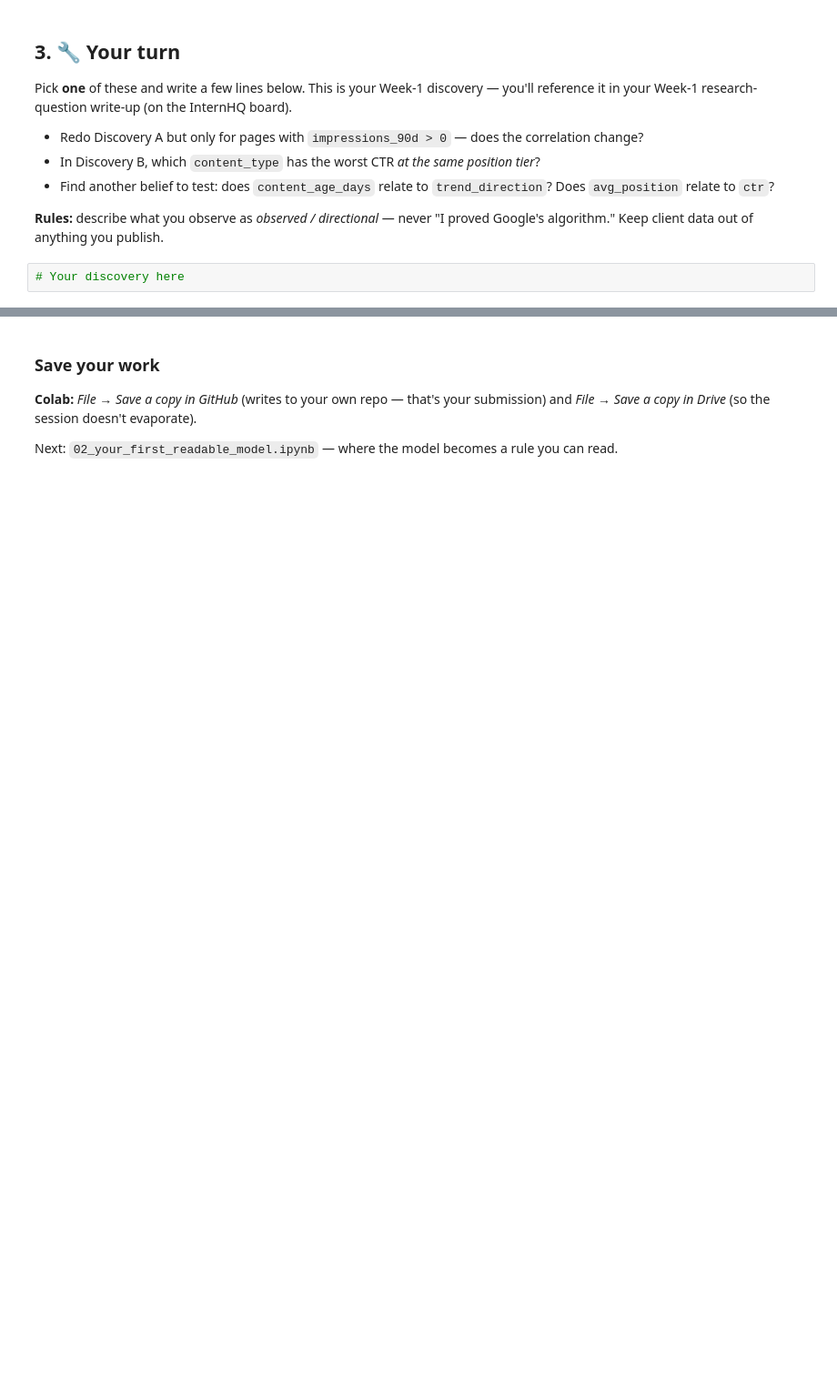
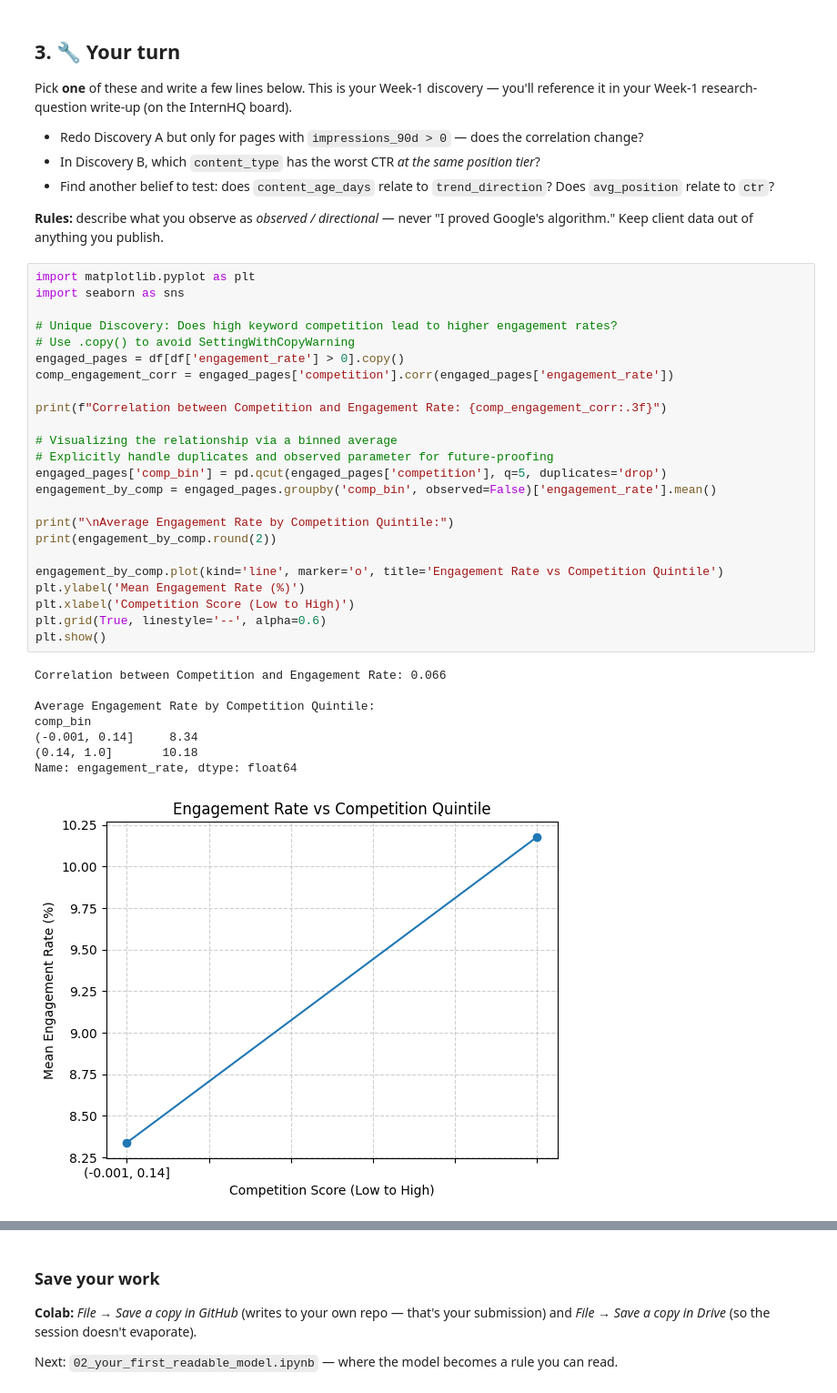
Before and after one commit to Praveen23-kk/FlyRank-ml-internship, a Jupyter notebook: notebooks/01_first_look_and_discovery.ipynb, the cells around one changed output, grey strips where cells are left out. Shown at 91% size. Cells and saved outputs as stored; diff of their text form; blank space fills up the shorter version.

```diff
--- a/notebooks/01_first_look_and_discovery.ipynb
+++ b/notebooks/01_first_look_and_discovery.ipynb
@@ -98,4 +152,35 @@ Pick **one** of these and write a few lines below. This is your Week-1 discovery
 
 **Rules:** describe what you observe as *observed / directional* — never "I proved Google's algorithm." Keep client data out of anything you publish.
 # %%
-# Your discovery here
+import matplotlib.pyplot as plt
+import seaborn as sns
+
+# Unique Discovery: Does high keyword competition lead to higher engagement rates?
+# Use .copy() to avoid SettingWithCopyWarning
+engaged_pages = df[df['engagement_rate'] > 0].copy()
+comp_engagement_corr = engaged_pages['competition'].corr(engaged_pages['engagement_rate'])
+
+print(f"Correlation between Competition and Engagement Rate: {comp_engagement_corr:.3f}")
+
+# Visualizing the relationship via a binned average
+# Explicitly handle duplicates and observed parameter for future-proofing
+engaged_pages['comp_bin'] = pd.qcut(engaged_pages['competition'], q=5, duplicates='drop')
+engagement_by_comp = engaged_pages.groupby('comp_bin', observed=False)['engagement_rate'].mean()
+
+print("\nAverage Engagement Rate by Competition Quintile:")
+print(engagement_by_comp.round(2))
+
+engagement_by_comp.plot(kind='line', marker='o', title='Engagement Rate vs Competition Quintile')
+plt.ylabel('Mean Engagement Rate (%)')
+plt.xlabel('Competition Score (Low to High)')
+plt.grid(True, linestyle='--', alpha=0.6)
+plt.show()
+# %% [output]
+Correlation between Competition and Engagement Rate: 0.066
+
+Average Engagement Rate by Competition Quintile:
+comp_bin
+(-0.001, 0.14]     8.34
+(0.14, 1.0]       10.18
+Name: engagement_rate, dtype: float64
+[figure, added]
```
Also changed, not shown: parts of 9 cells of this notebook.
